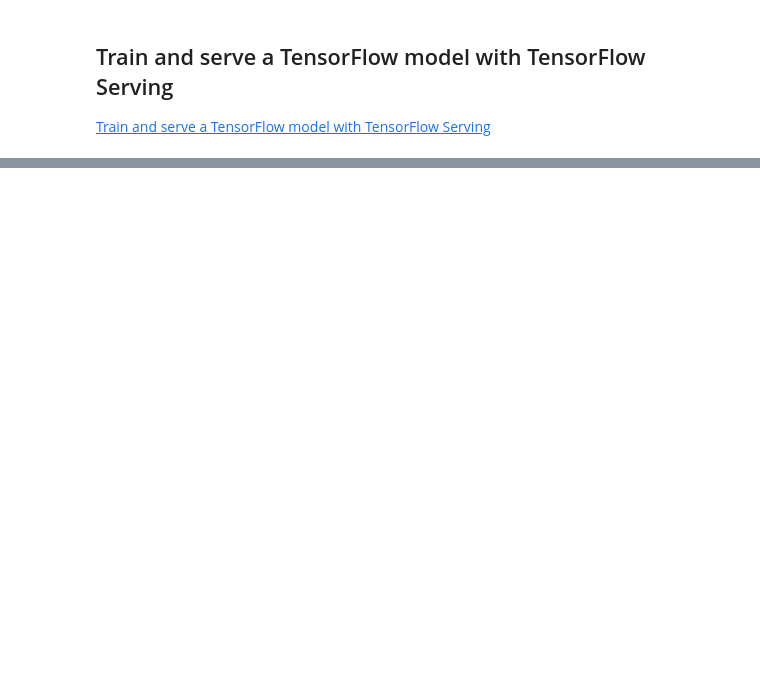
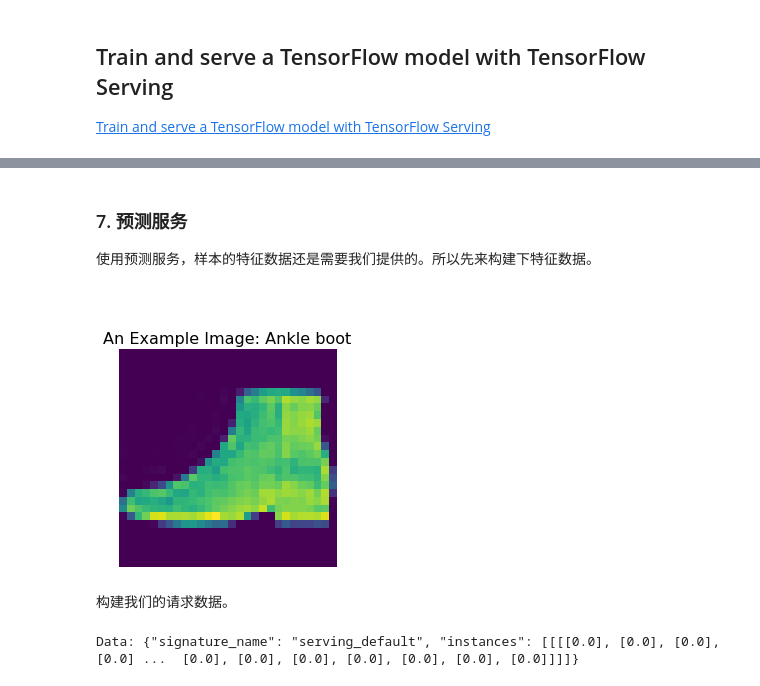
Before and after one commit to AaronFlower/Jupyter, a Jupyter notebook: TensorFlow/04-serving/01-model-serving.ipynb, the cells around one changed output, grey strips where cells are left out. Drawn from its saved outputs; the diff is of its cells as text; code cells hidden in the pictures; blank space fills up the shorter version.

Commit message:
add model serving

```diff
--- a/TensorFlow/04-serving/01-model-serving.ipynb
+++ b/TensorFlow/04-serving/01-model-serving.ipynb
@@ -40,0 +21,14 @@ model = keras.models.Sequential([
+# %%
+fashion_mnist = keras.datasets.fashion_mnist
+(train_images, train_labels), (test_images, test_labels) = fashion_mnist.load_data()
+
+# scale the value to 0.0 to 1.0
+train_images = train_images / 255.0
+test_images = test_images / 255.0
+
+# reshape for feeding into the model
+train_images = train_images.reshape(-1, 28, 28, 1)
+test_images = test_images.reshape(-1, 28, 28, 1)
+
+print('train_images.shape:{}, of {}'.format(train_images.shape, train_images.dtype))
+print('test_images.shape: {}, of {}'.format(test_images.shape, test_images.dtype))
@@ -40,0 +165,30 @@ model = keras.models.Sequential([
+# %% [markdown]
+### 7. 预测服务
+
+使用预测服务，样本的特征数据还是需要我们提供的。所以先来构建下特征数据。
+# %%
+class_names = ['T-shirt/top', 'Trouser', 'Pullover', 'Dress', 'Coat',
+               'Sandal', 'Shirt', 'Sneaker', 'Bag', 'Ankle boot']
+
+def show(idx, title):
+    plt.figure()
+    plt.imshow(test_images[idx].reshape(28, 28))
+    plt.axis('off')
+    plt.title('\n\n{}'.format(title), fontdict={'size': 16})
+
+import random
+rando = random.randint(0, len(test_images) - 1)
+show(rando, 'An Example Image: {}'.format(class_names[test_labels[rando]]))
+# %% [output]
+[figure, added]
+# %% [markdown]
+构建我们的请求数据。
+# %%
+import json
+data = json.dumps({
+    "signature_name": "serving_default",
+    "instances": test_images[0:3].tolist()
+})
+print('Data: {} ... {}'.format(data[:80], data[len(data)-52:]))
+# %% [output]
+Data: {"signature_name": "serving_default", "instances": [[[[0.0], [0.0], [0.0], [0.0] ...  [0.0], [0.0], [0.0], [0.0], [0.0], [0.0], [0.0]]]]}
```
Also changed, not shown: parts of 19 cells of this notebook.
